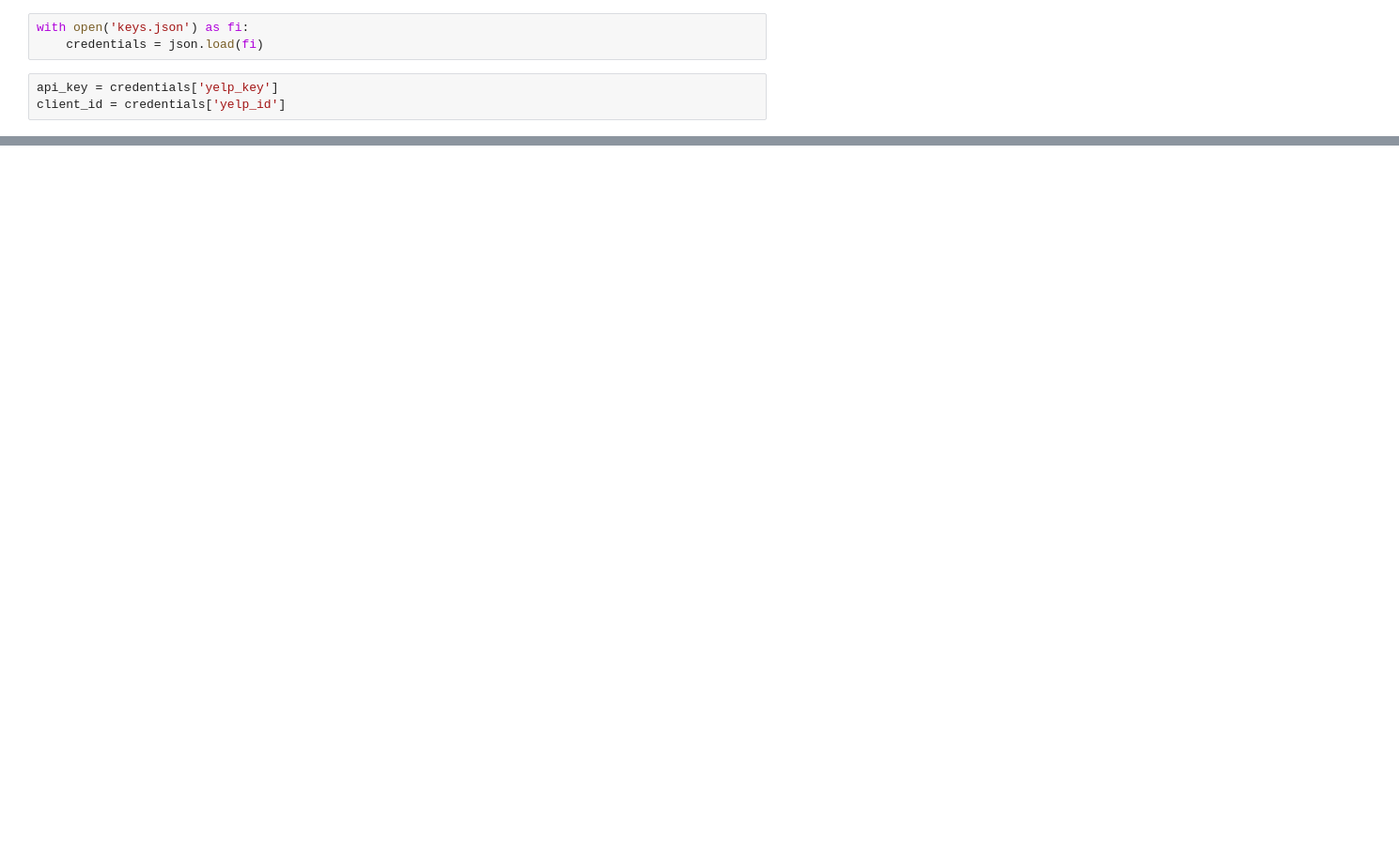
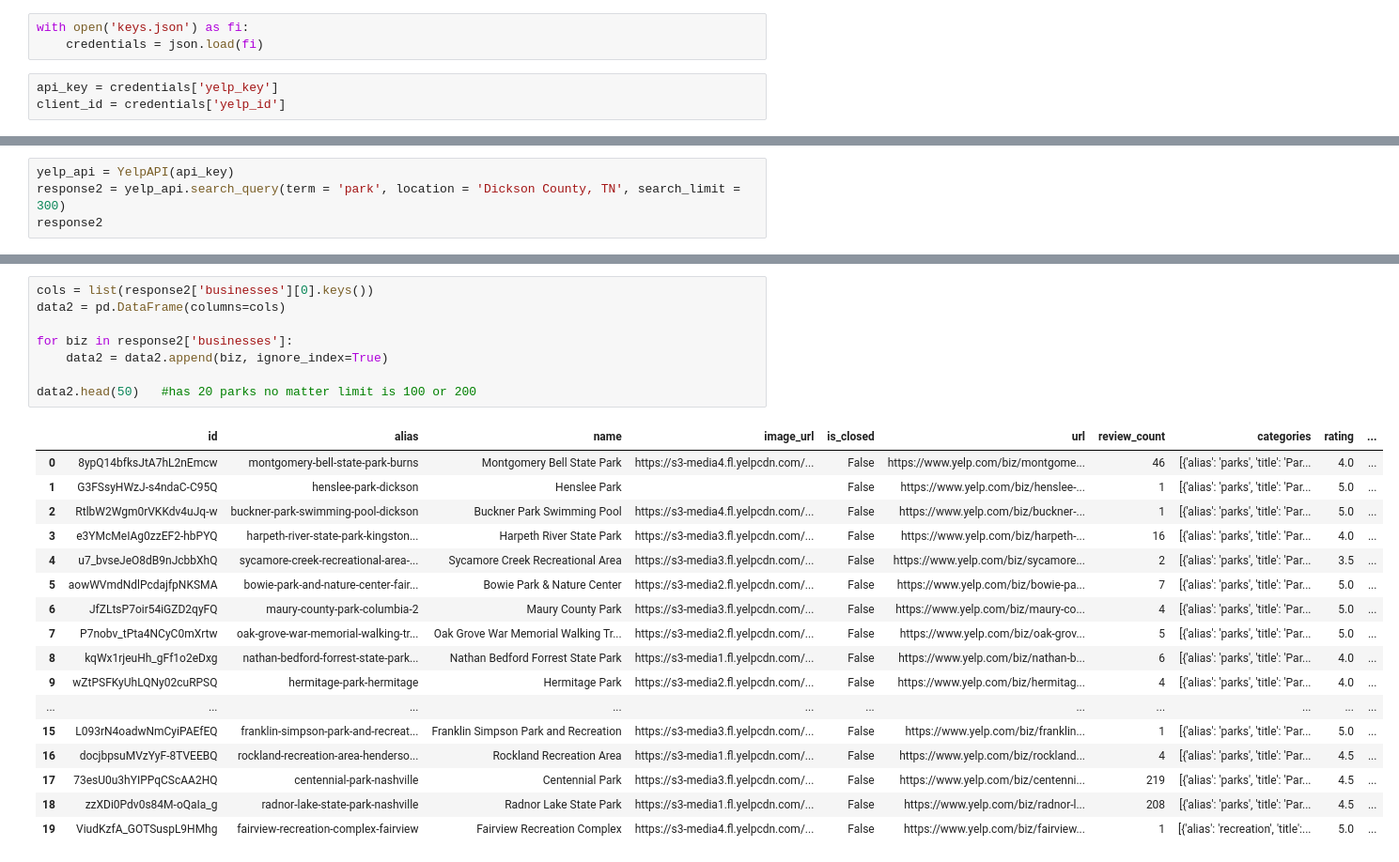
Before and after one commit to kahartley1/first_births, a Jupyter notebook: Notebooks/Capstone.ipynb, the cells around one changed output, grey strips where cells are left out. Shown at 94% size. Drawn from its saved outputs; the diff is of its cells as text; blank space fills up the shorter version.

```diff
--- a/Notebooks/Capstone.ipynb
+++ b/Notebooks/Capstone.ipynb
@@ -40,0 +143,4 @@ data.head(50)   #has 20 parks no matter limit is 100 or 200
+# %%
+yelp_api = YelpAPI(api_key)
+response2 = yelp_api.search_query(term = 'park', location = 'Dickson County, TN', search_limit = 300)
+response2
@@ -40,0 +165,26 @@ data.head(50)   #has 20 parks no matter limit is 100 or 200
+# %%
+cols = list(response2['businesses'][0].keys())
+data2 = pd.DataFrame(columns=cols)
+
+for biz in response2['businesses']:
+    data2 = data2.append(biz, ignore_index=True)
+
+data2.head(50)   #has 20 parks no matter limit is 100 or 200
+# %% [output]
+|  | id | alias | name | image_url | is_closed | url | review_count | categories | rating | ... |
+| 0 | 8ypQ14bfksJtA7hL2nEmcw | montgomery-bell-state-park-burns | Montgomery Bell State Park | https://s3-media4.fl.yelpcdn.com/... | False | https://www.yelp.com/biz/montgome... | 46 | [{'alias': 'parks', 'title': 'Par... | 4.0 | ... |
+| 1 | G3FSsyHWzJ-s4ndaC-C95Q | henslee-park-dickson | Henslee Park |  | False | https://www.yelp.com/biz/henslee-... | 1 | [{'alias': 'parks', 'title': 'Par... | 5.0 | ... |
+| 2 | RtlbW2Wgm0rVKKdv4uJq-w | buckner-park-swimming-pool-dickson | Buckner Park Swimming Pool | https://s3-media4.fl.yelpcdn.com/... | False | https://www.yelp.com/biz/buckner-... | 1 | [{'alias': 'parks', 'title': 'Par... | 5.0 | ... |
+| 3 | e3YMcMeIAg0zzEF2-hbPYQ | harpeth-river-state-park-kingston... | Harpeth River State Park | https://s3-media3.fl.yelpcdn.com/... | False | https://www.yelp.com/biz/harpeth-... | 16 | [{'alias': 'parks', 'title': 'Par... | 4.0 | ... |
+| 4 | u7_bvseJeO8dB9nJcbbXhQ | sycamore-creek-recreational-area-... | Sycamore Creek Recreational Area | https://s3-media3.fl.yelpcdn.com/... | False | https://www.yelp.com/biz/sycamore... | 2 | [{'alias': 'parks', 'title': 'Par... | 3.5 | ... |
+| 5 | aowWVmdNdlPcdajfpNKSMA | bowie-park-and-nature-center-fair... | Bowie Park & Nature Center | https://s3-media2.fl.yelpcdn.com/... | False | https://www.yelp.com/biz/bowie-pa... | 7 | [{'alias': 'parks', 'title': 'Par... | 5.0 | ... |
+| 6 | JfZLtsP7oir54iGZD2qyFQ | maury-county-park-columbia-2 | Maury County Park | https://s3-media3.fl.yelpcdn.com/... | False | https://www.yelp.com/biz/maury-co... | 4 | [{'alias': 'parks', 'title': 'Par... | 5.0 | ... |
+| 7 | P7nobv_tPta4NCyC0mXrtw | oak-grove-war-memorial-walking-tr... | Oak Grove War Memorial Walking Tr... | https://s3-media2.fl.yelpcdn.com/... | False | https://www.yelp.com/biz/oak-grov... | 5 | [{'alias': 'parks', 'title': 'Par... | 5.0 | ... |
+| 8 | kqWx1rjeuHh_gFf1o2eDxg | nathan-bedford-forrest-state-park... | Nathan Bedford Forrest State Park | https://s3-media1.fl.yelpcdn.com/... | False | https://www.yelp.com/biz/nathan-b... | 6 | [{'alias': 'parks', 'title': 'Par... | 4.0 | ... |
+| 9 | wZtPSFKyUhLQNy02cuRPSQ | hermitage-park-hermitage | Hermitage Park | https://s3-media2.fl.yelpcdn.com/... | False | https://www.yelp.com/biz/hermitag... | 4 | [{'alias': 'parks', 'title': 'Par... | 4.0 | ... |
+| ... | ... | ... | ... | ... | ... | ... | ... | ... | ... | ... |
+| 15 | L093rN4oadwNmCyiPAEfEQ | franklin-simpson-park-and-recreat... | Franklin Simpson Park and Recreation | https://s3-media3.fl.yelpcdn.com/... | False | https://www.yelp.com/biz/franklin... | 1 | [{'alias': 'parks', 'title': 'Par... | 5.0 | ... |
+| 16 | docjbpsuMVzYyF-8TVEEBQ | rockland-recreation-area-henderso... | Rockland Recreation Area | https://s3-media1.fl.yelpcdn.com/... | False | https://www.yelp.com/biz/rockland... | 4 | [{'alias': 'parks', 'title': 'Par... | 4.5 | ... |
+| 17 | 73esU0u3hYIPPqCScAA2HQ | centennial-park-nashville | Centennial Park | https://s3-media3.fl.yelpcdn.com/... | False | https://www.yelp.com/biz/centenni... | 219 | [{'alias': 'parks', 'title': 'Par... | 4.5 | ... |
+| 18 | zzXDi0Pdv0s84M-oQaIa_g | radnor-lake-state-park-nashville | Radnor Lake State Park | https://s3-media1.fl.yelpcdn.com/... | False | https://www.yelp.com/biz/radnor-l... | 208 | [{'alias': 'parks', 'title': 'Par... | 4.5 | ... |
+| 19 | ViudKzfA_GOTSuspL9HMhg | fairview-recreation-complex-fairview | Fairview Recreation Complex | https://s3-media4.fl.yelpcdn.com/... | False | https://www.yelp.com/biz/fairview... | 1 | [{'alias': 'recreation', 'title':... | 5.0 | ... |
```
Also changed, not shown: parts of 20 cells of this notebook.
